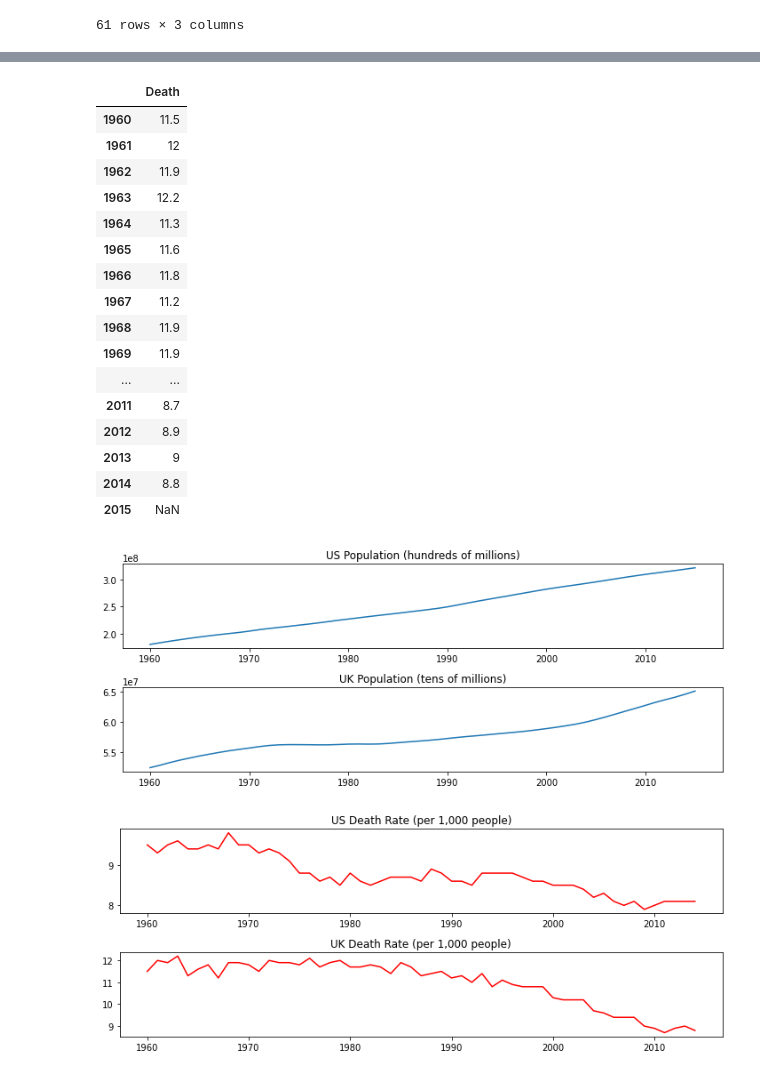
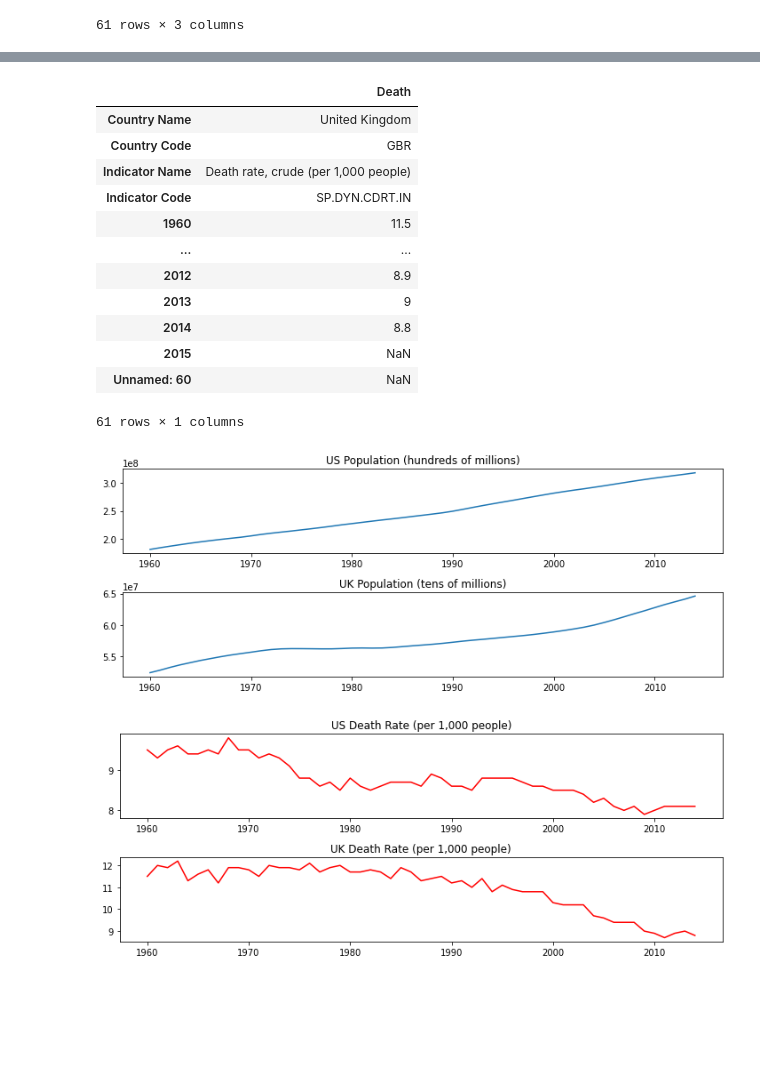
Before and after one commit to Noah-Prowell/case_study_one, a Jupyter notebook: src/DustinNotebook.ipynb, the cells around one changed output, grey strips where cells are left out. Drawn from its saved outputs; the diff is of its cells as text; code cells hidden in the pictures; blank space fills up the shorter version.

Commit message:
fixed images

```diff
--- a/src/DustinNotebook.ipynb
+++ b/src/DustinNotebook.ipynb
@@ -136,0 +60,10 @@ merged_df = df_US_data.join(df_UK_data, lsuffix='_US', rsuffix='_UK')
+# %%
+merged_df = new_df_US.join(new_df_UK, lsuffix='_US', rsuffix='_UK')
+merged_df.drop(merged_df.index[0], inplace=True)
+merged_df.drop(merged_df.index[0], inplace=True)
+merged_df.drop(merged_df.index[0], inplace=True)
+merged_df.drop(merged_df.index[0], inplace=True)
+merged_df.drop(merged_df.index[-1], inplace=True)
+merged_df.drop(merged_df.index[-1], inplace=True)
+
+merged_df
@@ -159,51 +101,47 @@ df_UK_data.plot()
 # %%
 #slicing individual data segments for plotting
 
-df_US_pop = new_df_US.iloc[4:60, 0:1]
-df_UK_pop = new_df_UK.iloc[4:60, 0:1]
+df_US_pop = merged_df.iloc[0:, 0:1]
+df_UK_pop = merged_df.iloc[0:, 0:1]
 
-df_US_death = new_df_US.iloc[4:60, 1:2]
-df_UK_death = new_df_UK.iloc[4:60, 1:2]
+df_US_death = merged_df.iloc[0:, 1:2]
+df_UK_death = merged_df.iloc[0:, 1:2]
 
-df_US_lit = new_df_US.iloc[4:60, 2:3]
-df_UK_lit = new_df_UK.iloc[4:60, 2:3]
+df_US_birth = merged_df.iloc[0:, 2:3]
+df_UK_lit = merged_df.iloc[0:, 2:3]
 
-#df_UK_death
+df_UK_death
 # %% [output]
 |  | Death |
+| Country Name | United Kingdom |
+| Country Code | GBR |
+| Indicator Name | Death rate, crude (per 1,000 people) |
+| Indicator Code | SP.DYN.CDRT.IN |
 | 1960 | 11.5 |
-| 1961 | 12 |
-| 1962 | 11.9 |
-| 1963 | 12.2 |
-| 1964 | 11.3 |
-| 1965 | 11.6 |
-| 1966 | 11.8 |
-| 1967 | 11.2 |
-| 1968 | 11.9 |
-| 1969 | 11.9 |
 | ... | ... |
-| 2011 | 8.7 |
 | 2012 | 8.9 |
 | 2013 | 9 |
 | 2014 | 8.8 |
 | 2015 | NaN |
+| Unnamed: 60 | NaN |
+61 rows × 1 columns
 # %%
-years = [x for x in range(1960, 2016)]
+years = [x for x in range(1960, 2015)]
 
 fig1, axs1 = plt.subplots(2,1, figsize=(10,4))
 
 axs1[0].plot(years, df_US_pop)
 axs1[0].set_title('US Population (hundreds of millions)')
 #axs1[0].set_ybound(100000000,350000000)
 #axs1[0].set_yticks([1,2,3,4],[100000000,200000000,300000000,400000000])
 
 axs1[1].plot(years, df_UK_pop)
 axs1[1].set_title('UK Population (tens of millions)')
 
 plt.tight_layout()
 plt.savefig('population.png')
 # %% [output]
-[figure, old version]
+[figure, new version]
 # %%
 fig2, axs2 = plt.subplots(2,1, figsize=(10,4))
 
```
Also changed, not shown: parts of 11 cells of this notebook, 3 other files.
